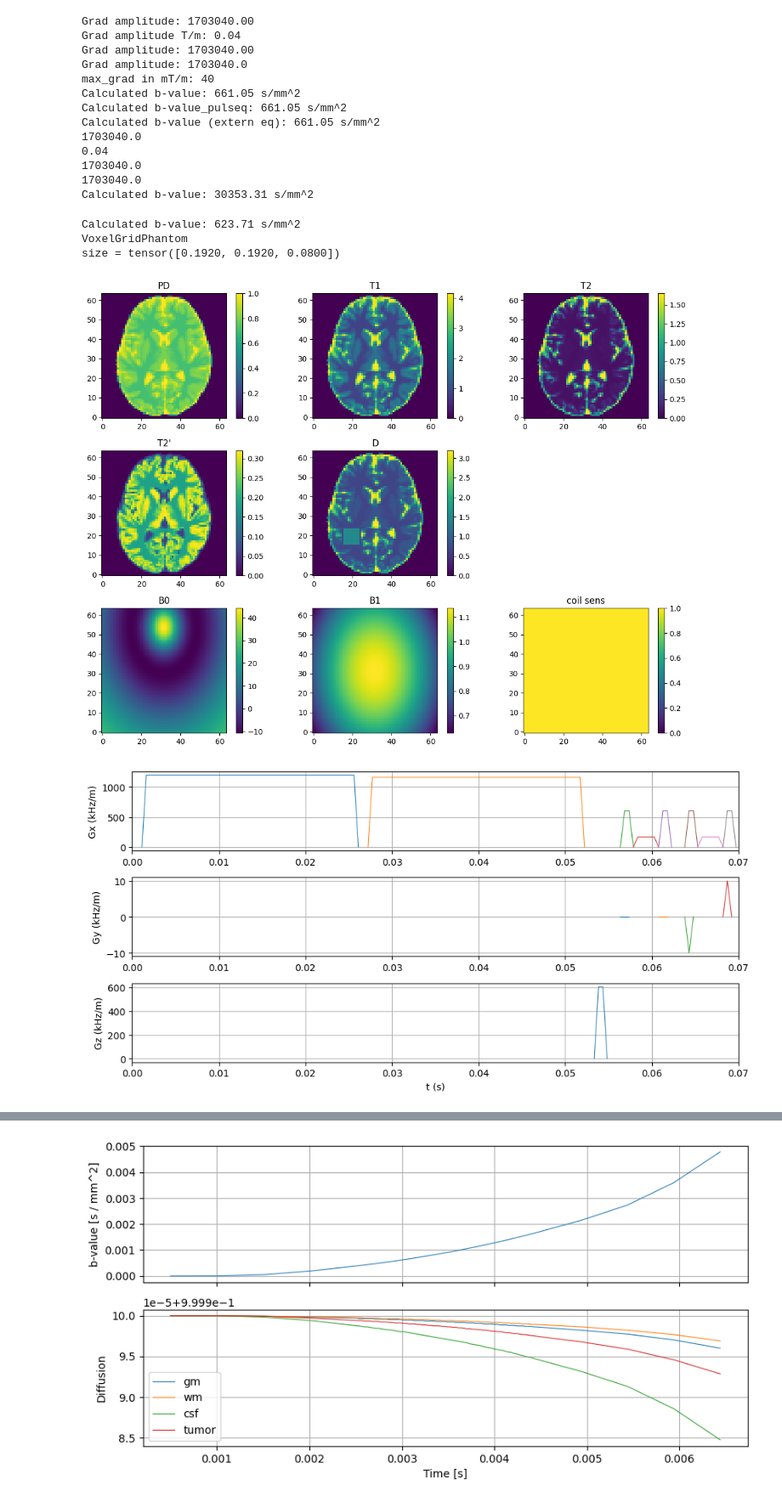
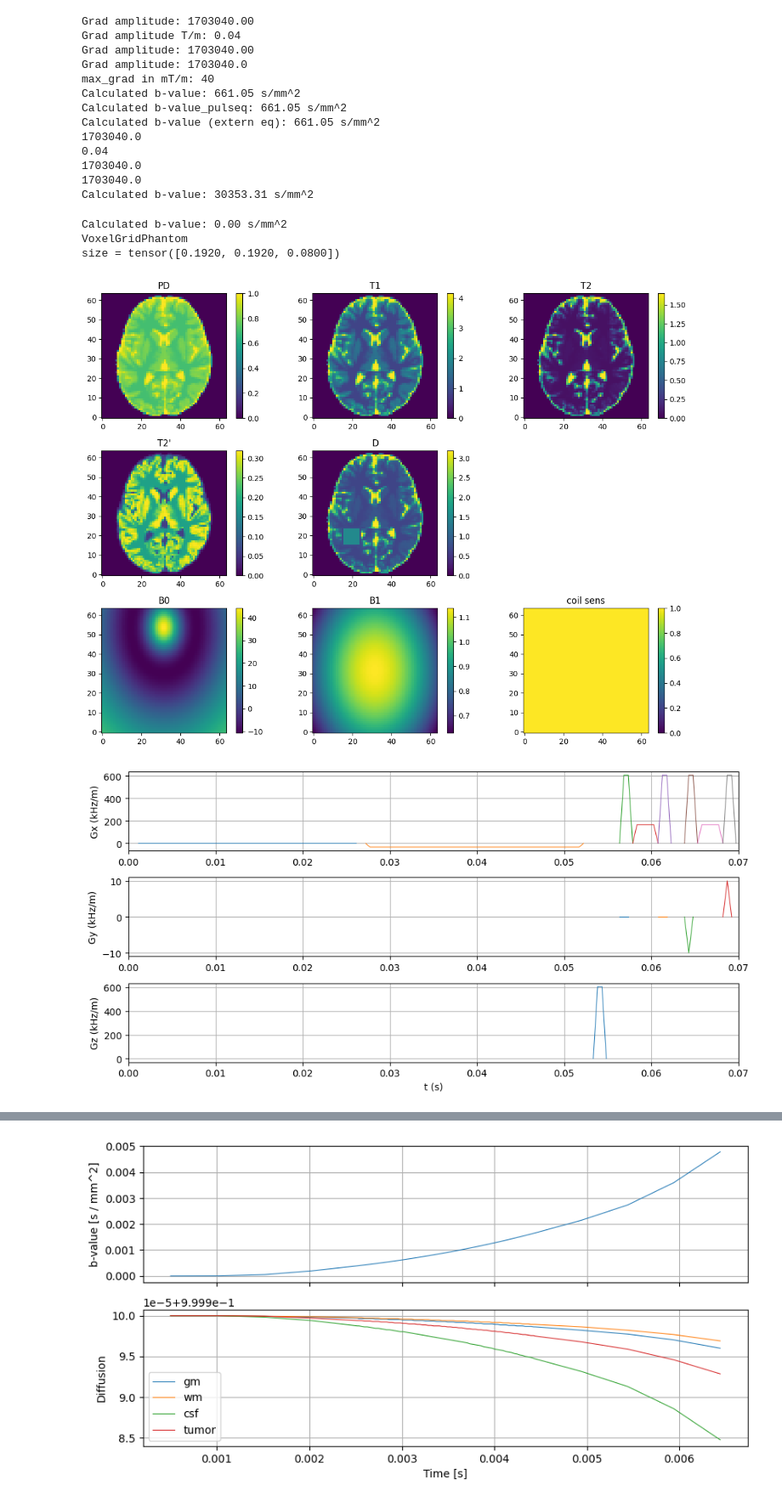
Before and after one commit to MRsources/MRzero-Core, a Jupyter notebook: documentation/playground_mr0/unsorted/mr0_diffusion_prep_STEAM_2D_seq.ipynb, the cells around one changed output, grey strips where cells are left out. Shown at 85% size. Saved outputs shown, nothing was run; the diff lists cells and outputs as text; code cells hidden in the pictures.

```diff
--- a/documentation/playground_mr0/unsorted/mr0_diffusion_prep_STEAM_2D_seq.ipynb
+++ b/documentation/playground_mr0/unsorted/mr0_diffusion_prep_STEAM_2D_seq.ipynb
@@ -172,21 +172,23 @@ gz_spoil = pp.make_trapezoid(channel='z', area=1.5 * gx.area, duration=1.5e-3, s
 
 
 # This is the diffusion preparation block (this will not work on a real scanner, there you need a STEAM)
-DG=3500
-gx_diff = pp.make_trapezoid(channel='z', area=DG, duration=25e-3, system=system)
-G=system.max_grad*1
+
+diff_prep = True # @param {type: "boolean"}
+if diff_prep:
+  G=system.max_grad*1
+else:
+  G=1e-12
+
 gx_diff = pp.make_trapezoid(channel='x', amplitude=G, duration=25e-3, system=system)
 # to the second gradient the STE selecting gradient gx_m is added
 gx_diff2 = pp.make_trapezoid(channel='x', area=gx_diff.area+gx_m, duration=25e-3, system=system) # diff + spoil
 
-diff_prep = True # @param {type: "boolean"}
-if diff_prep:
-  seq.add_block(rf90)
-  seq.add_block(gx_diff)
-  seq.add_block(rf180)
-  seq.add_block(gx_diff2)
-  seq.add_block(rf90_)
-  seq.add_block(gz_spoil)
+seq.add_block(rf90)
+seq.add_block(gx_diff)
+seq.add_block(rf180)
+seq.add_block(gx_diff2)
+seq.add_block(rf90_)
+seq.add_block(gz_spoil)
 
 # b-value calculation
 G = gx_diff.amplitude
@@ -301,33 +303,33 @@ spectrum = torch.fft.fftshift(kspace)
 space = torch.fft.fft2(spectrum)
 space = torch.fft.ifftshift(space)
 
 plt.subplot(345)
 plt.title('k-space')
 mr0.util.imshow(np.abs(kspace.numpy()))
 plt.subplot(349)
 plt.title('log. k-space')
 mr0.util.imshow(np.log(np.abs(kspace.numpy())))
 
 plt.subplot(346)
 plt.title('FFT-magnitude')
 mr0.util.imshow(np.abs(space.numpy()))
 plt.colorbar()
 plt.subplot(3, 4, 10)
 plt.title('FFT-phase')
 mr0.util.imshow(np.angle(space.numpy()), vmin=-np.pi, vmax=np.pi)
 plt.colorbar()
 
 # % compare with original phantom obj_p.PD
 plt.subplot(348)
 plt.title('phantom D')
 mr0.util.imshow(D)
 plt.subplot(3, 4, 12)
 plt.title('phantom B0')
 mr0.util.imshow(B0)
 # %% [output]
-Calculated b-value: 623.71 s/mm^2
+Calculated b-value: 0.00 s/mm^2
 VoxelGridPhantom
 size = tensor([0.1920, 0.1920, 0.0800])
 [figure]
-[figure, old version]
+[figure, new version]
 [figure]
```
Also changed, not shown: parts of 1 cell of this notebook.
